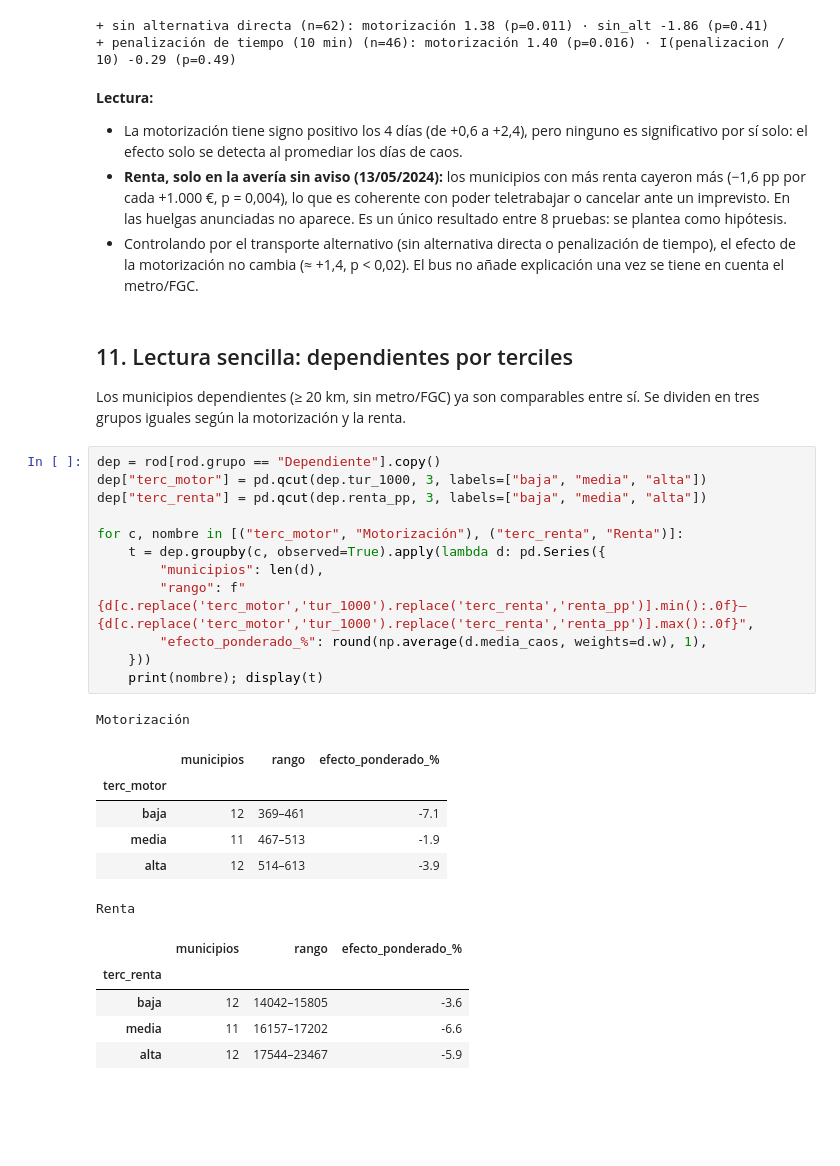
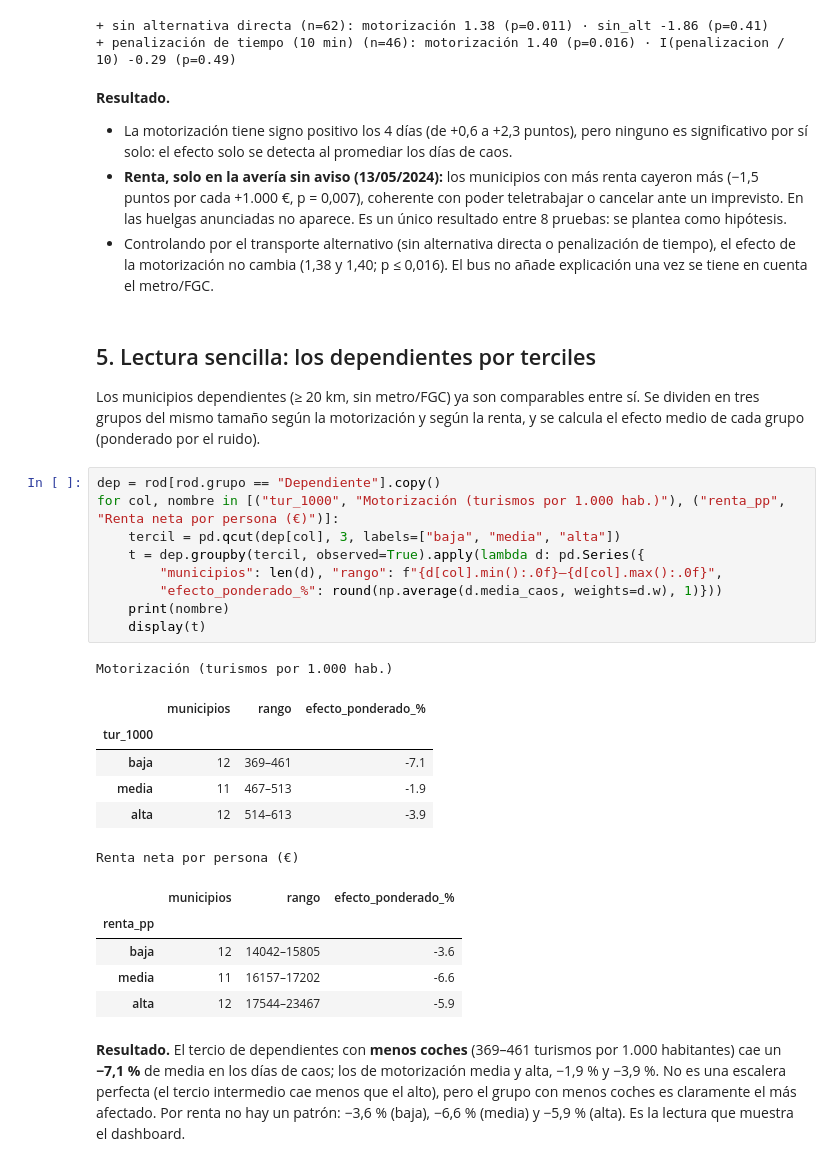
Before and after one commit to martinafrisach/R-MOVE, a Jupyter notebook: notebooks/05_vulnerabilidad_motorizacion_renta.ipynb, the cells around one changed output. Cells and saved outputs as stored; diff of their text form; blank space fills up the shorter version.

```diff
--- a/notebooks/05_vulnerabilidad_motorizacion_renta.ipynb
+++ b/notebooks/05_vulnerabilidad_motorizacion_renta.ipynb
@@ -441,36 +530,44 @@ for nombre, f, datos in [
 + sin alternativa directa (n=62): motorización 1.38 (p=0.011) · sin_alt -1.86 (p=0.41)
 + penalización de tiempo (10 min) (n=46): motorización 1.40 (p=0.016) · I(penalizacion / 10) -0.29 (p=0.49)
 # %% [markdown]
-**Lectura:**
-- La motorización tiene signo positivo los 4 días (de +0,6 a +2,4), pero ninguno es significativo por sí solo: el efecto solo se detecta al promediar los días de caos.
-- **Renta, solo en la avería sin aviso (13/05/2024):** los municipios con más renta cayeron más (−1,6 pp por cada +1.000 €, p = 0,004), lo que es coherente con poder teletrabajar o cancelar ante un imprevisto. En las huelgas anunciadas no aparece. Es un único resultado entre 8 pruebas: se plantea como hipótesis.
-- Controlando por el transporte alternativo (sin alternativa directa o penalización de tiempo), el efecto de la motorización no cambia (≈ +1,4, p < 0,02). El bus no añade explicación una vez se tiene en cuenta el metro/FGC.
+**Resultado.**
+- La motorización tiene signo positivo los 4 días (de +0,6 a +2,3 puntos), pero ninguno es significativo por sí solo: el
+  efecto solo se detecta al promediar los días de caos.
+- **Renta, solo en la avería sin aviso (13/05/2024):** los municipios con más renta cayeron más (−1,5 puntos por cada
+  +1.000 €, p = 0,007), coherente con poder teletrabajar o cancelar ante un imprevisto. En las huelgas anunciadas no
+  aparece. Es un único resultado entre 8 pruebas: se plantea como hipótesis.
+- Controlando por el transporte alternativo (sin alternativa directa o penalización de tiempo), el efecto de la
+  motorización no cambia (1,38 y 1,40; p ≤ 0,016). El bus no añade explicación una vez se tiene en cuenta el metro/FGC.
 # %% [markdown]
-## 11. Lectura sencilla: dependientes por terciles
-Los municipios dependientes (≥ 20 km, sin metro/FGC) ya son comparables entre sí. Se dividen en tres grupos iguales según la motorización y la renta.
+## 5. Lectura sencilla: los dependientes por terciles
+
+Los municipios dependientes (≥ 20 km, sin metro/FGC) ya son comparables entre sí. Se dividen en tres grupos del mismo
+tamaño según la motorización y según la renta, y se calcula el efecto medio de cada grupo (ponderado por el ruido).
 # %%
 dep = rod[rod.grupo == "Dependiente"].copy()
-dep["terc_motor"] = pd.qcut(dep.tur_1000, 3, labels=["baja", "media", "alta"])
-dep["terc_renta"] = pd.qcut(dep.renta_pp, 3, labels=["baja", "media", "alta"])
-
-for c, nombre in [("terc_motor", "Motorización"), ("terc_renta", "Renta")]:
-    t = dep.groupby(c, observed=True).apply(lambda d: pd.Series({
-        "municipios": len(d),
-        "rango": f"{d[c.replace('terc_motor','tur_1000').replace('terc_renta','renta_pp')].min():.0f}–{d[c.replace('terc_motor','tur_1000').replace('terc_renta','renta_pp')].max():.0f}",
-        "efecto_ponderado_%": round(np.average(d.media_caos, weights=d.w), 1),
-    }))
-    print(nombre); display(t)
+for col, nombre in [("tur_1000", "Motorización (turismos por 1.000 hab.)"), ("renta_pp", "Renta neta por persona (€)")]:
+    tercil = pd.qcut(dep[col], 3, labels=["baja", "media", "alta"])
+    t = dep.groupby(tercil, observed=True).apply(lambda d: pd.Series({
+        "municipios": len(d), "rango": f"{d[col].min():.0f}–{d[col].max():.0f}",
+        "efecto_ponderado_%": round(np.average(d.media_caos, weights=d.w), 1)}))
+    print(nombre)
+    display(t)
 # %% [output]
-Motorización
+Motorización (turismos por 1.000 hab.)
 |  | municipios | rango | efecto_ponderado_% |
-| terc_motor |  |  |  |
+| tur_1000 |  |  |  |
 | baja | 12 | 369–461 | -7.1 |
 | media | 11 | 467–513 | -1.9 |
 | alta | 12 | 514–613 | -3.9 |
-Renta
+Renta neta por persona (€)
 |  | municipios | rango | efecto_ponderado_% |
-| terc_renta |  |  |  |
+| renta_pp |  |  |  |
 | baja | 12 | 14042–15805 | -3.6 |
 | media | 11 | 16157–17202 | -6.6 |
 | alta | 12 | 17544–23467 | -5.9 |
+# %% [markdown]
+**Resultado.** El tercio de dependientes con **menos coches** (369–461 turismos por 1.000 habitantes) cae un **−7,1 %**
+de media en los días de caos; los de motorización media y alta, −1,9 % y −3,9 %. No es una escalera perfecta (el tercio
+intermedio cae menos que el alto), pero el grupo con menos coches es claramente el más afectado. Por renta no hay un patrón:
+−3,6 % (baja), −6,6 % (media) y −5,9 % (alta). Es la lectura que muestra el dashboard.
 # %% [markdown]
```
Also changed, not shown: parts of 31 cells of this notebook, 2 other files.
